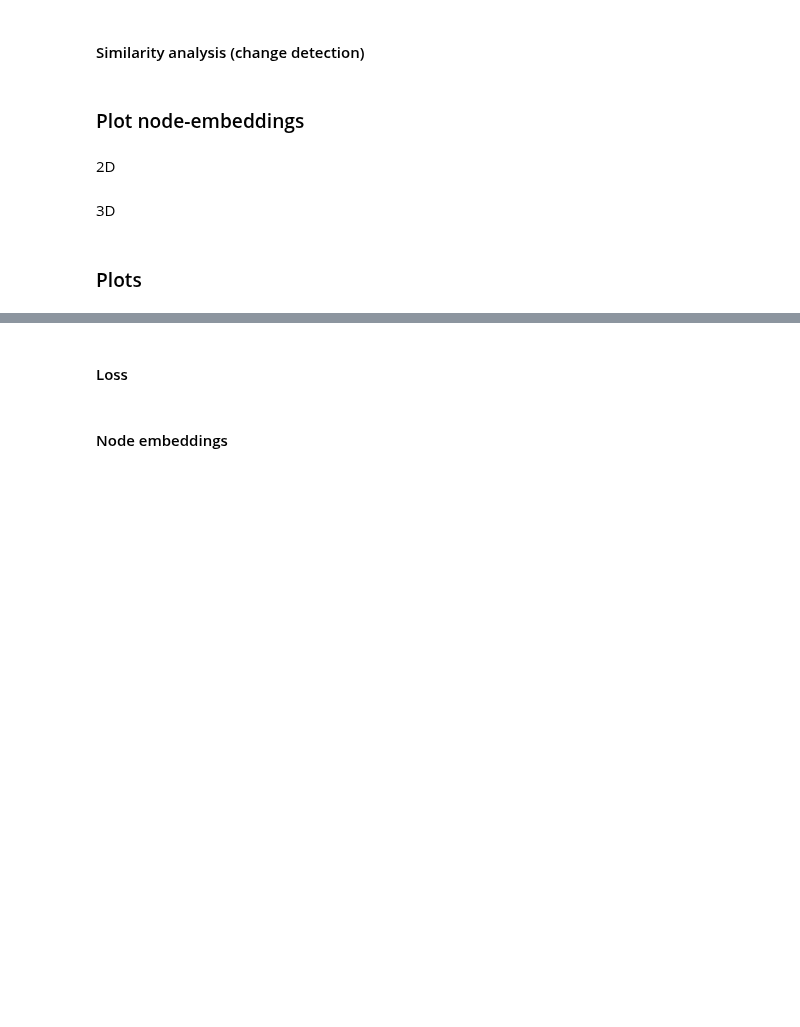
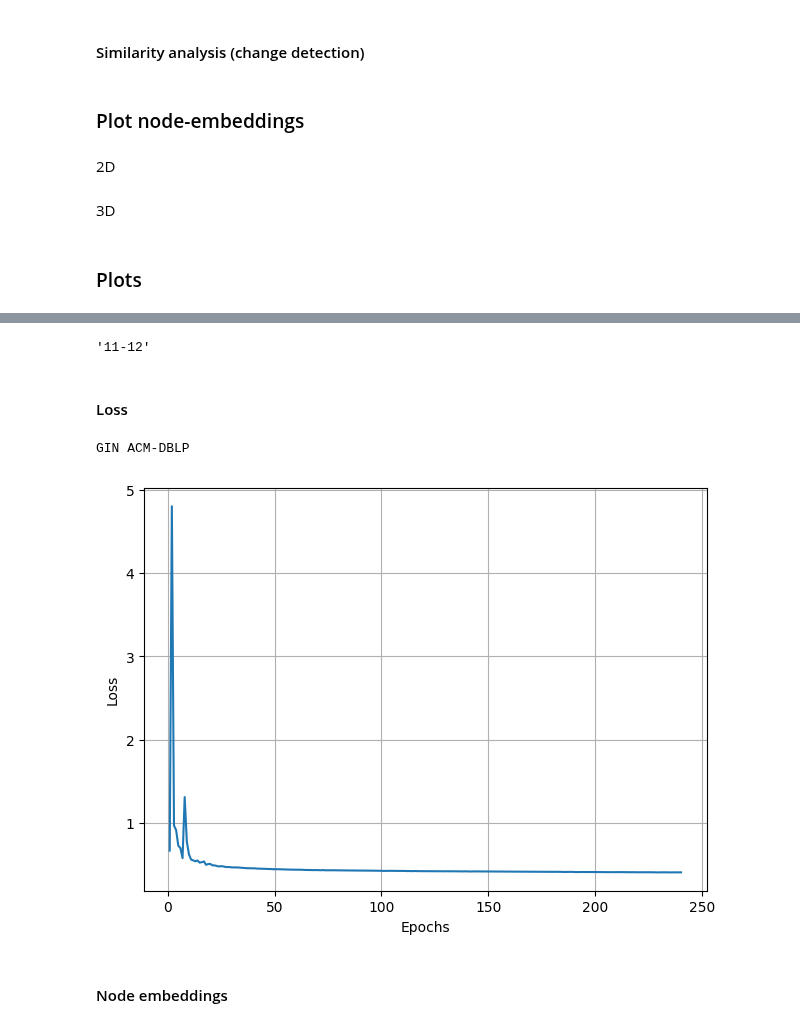
Before and after one commit to win7/T-GAE_PyG, a Jupyter notebook: analysis.ipynb, the cells around one changed output, grey strips where cells are left out. Drawn from its saved outputs; the diff is of its cells as text; code cells hidden in the pictures; blank space fills up the shorter version.

Commit message:
experiments for paper

```diff
--- a/analysis.ipynb
+++ b/analysis.ipynb
@@ -67,7 +67,7 @@ from sklearn.gaussian_process import GaussianProcessClassifier
 ### Summary results analysis
 # %%
 # print(exp)
-exp = "exp12"
+exp = "exp36"
 file = open("experiments/output/{}/parameters.json".format(exp))
 params = json.load(file)
 
@@ -303,7 +277,7 @@ df_details.to_csv("z.csv", index=False)
 # %% [markdown]
 ### Plot node-embeddings
 # %%
-exp = "exp11"
+exp = "exp36"
 file = open("experiments/output/{}/parameters.json".format(exp))
 params = json.load(file)
 
@@ -517,2 +530,17 @@ for encoder in encoders:
+# %%
+# Only for Pabloś dataset
+
+# subgroups_id = ["5", "6"]
+# subgroups_id = ["5", "6", "8"]
+# subgroups_id = ["1", "13", "17"]
+# subgroups_id = ["2", "14", "16"]
+# subgroups_id = ["1", "9", "13", "17"]
+subgroups_id = ["11", "12"]
+# subgroups_id = ["10", "18"]
+
+
+"-".join(subgroups_id)
+# %% [output]
+'11-12'
 # %% [markdown]
 #### Loss
@@ -549,20 +547,25 @@ encoders = ["GIN"]
 # %%
 # Loss
 for encoder in encoders:
 	for group_id in groups_id:
 		print(encoder, group_id)
-		list_loss = np.load(f"experiments/output/{exp}/loss/{encoder}_{group_id}.npy")
+		list_loss = np.load(f"experiments/output/{exp}/loss/{encoder}_{group_id}.npy") # This is original
+		""" aux = "-".join(subgroups_id)
+		list_loss = np.load(f"experiments/output/{exp}/loss/{encoder}_{group_id}_{aux}.npy") """
 
 		plt.figure()
 		plt.plot(range(1, len(list_loss) + 1), list_loss) #, marker=".")
 		# plt.plot(range(1, len(list_loss) + 1), np.log(list_loss)) #, marker=".")
 		# plt.title("Training Loss over Epochs")
 		plt.xlabel("Epochs")
 		plt.ylabel("Loss")
 		plt.grid()
 		plt.tight_layout()
 		# plt.savefig(f"experiments/output/{exp}/plots/loss_{encoder}_{train_set}_{features}.pdf", format="pdf", bbox_inches="tight")
 		plt.show()
+# %% [output]
+GIN ACM-DBLP
+[figure, added]
 # %% [markdown]
 #### Node embeddings
 # %%
```
Also changed, not shown: parts of 20 cells of this notebook, 12 other files.
